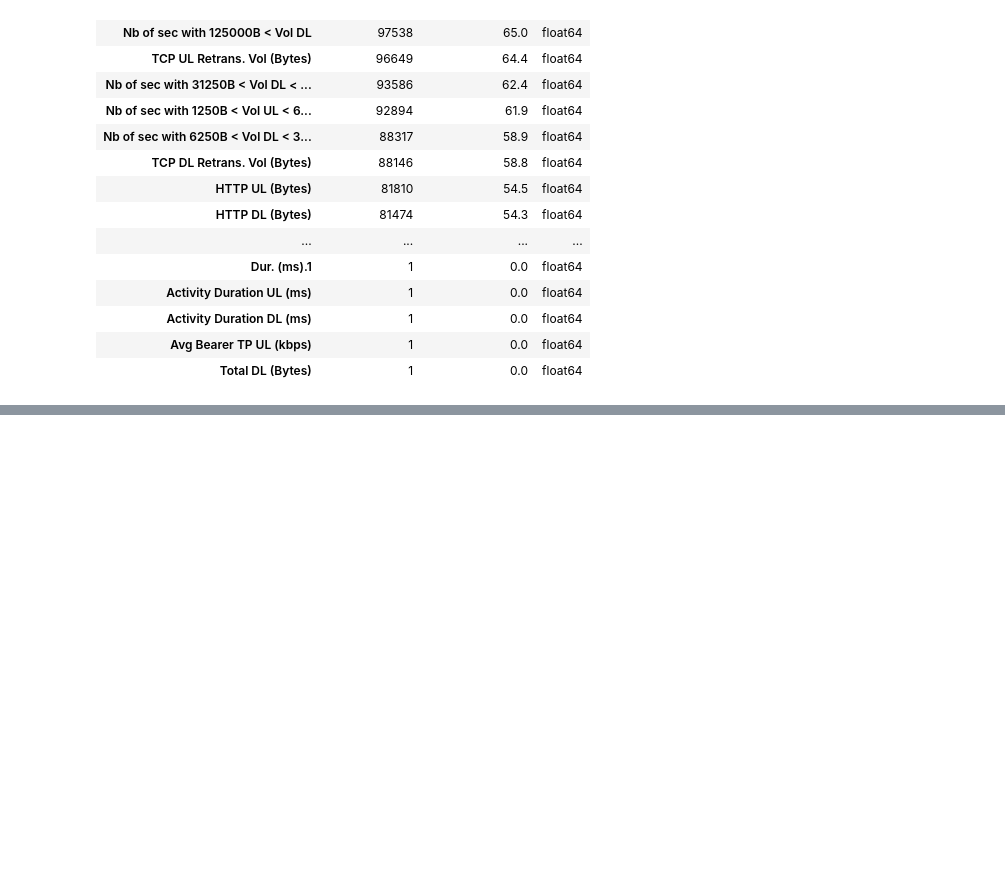
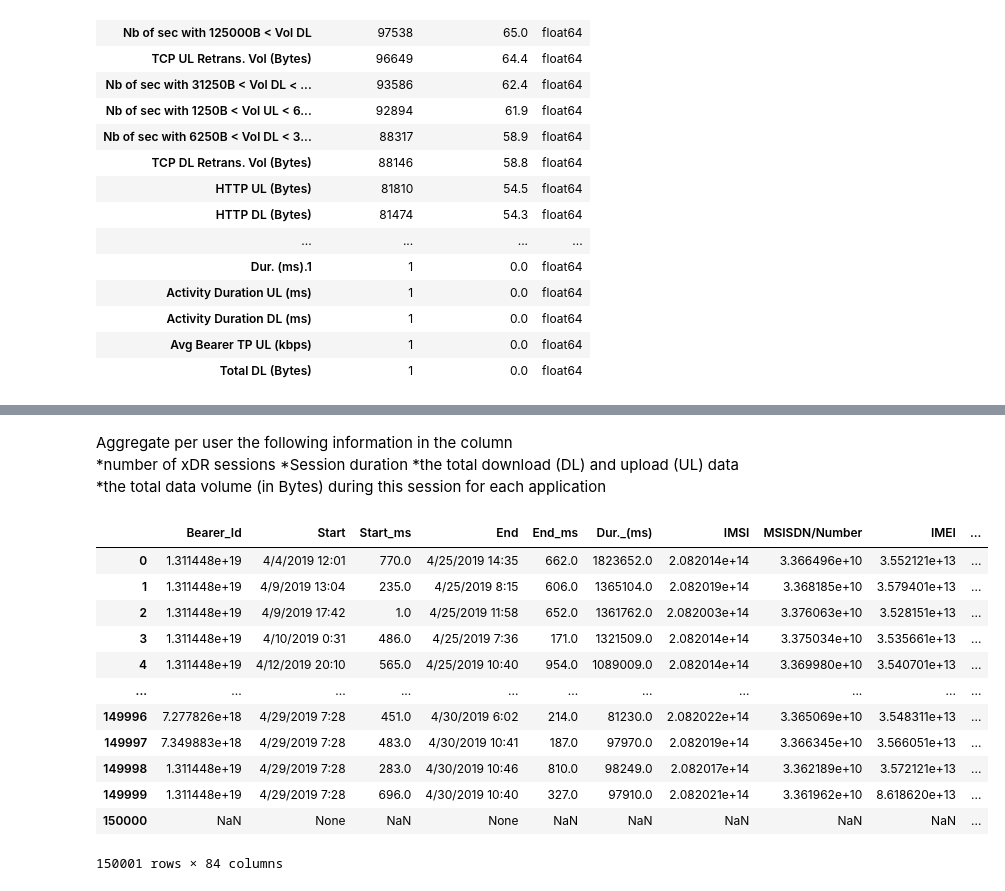
Before and after one commit to JaraGu/-Telecom-User-Analytics, a Jupyter notebook: notebooks/analysis.ipynb, the cells around one changed output, grey strips where cells are left out. Saved outputs shown, nothing was run; the diff lists cells and outputs as text; code cells hidden in the pictures; blank space fills up the shorter version.

Commit message:
aggregate info

```diff
--- a/notebooks/analysis.ipynb
+++ b/notebooks/analysis.ipynb
@@ -164,0 +146,31 @@ Index(['Bearer Id', 'Start', 'Start ms', 'End', 'End ms', 'Dur. (ms)', 'IMSI',
+# %% [markdown]
+Aggregate per user the following information in the column
+    *number of xDR sessions
+    *Session duration
+    *the total download (DL) and upload (UL) data
+    *the total data volume (in Bytes) during this session for each application
+# %%
+app_columns = [
+    'Social_Media_DL_(Bytes)', 'Social_Media_UL_(Bytes)',
+    'Google_DL_(Bytes)', 'Google_UL_(Bytes)',
+    'Email_DL_(Bytes)', 'Email_UL_(Bytes)',
+    'YouTube_DL_(Bytes)', 'YouTube_UL_(Bytes)',
+    'Netflix_DL_(Bytes)', 'Netflix_UL_(Bytes)',
+    'Gaming_DL_(Bytes)', 'Gaming_UL_(Bytes)',
+    'Other_DL_(Bytes)', 'Other_UL_(Bytes)'
+]
+cleaner.aggregate_user_data(new_df,app_columns)
+# %% [output]
+|  | Bearer_Id | Start | Start_ms | End | End_ms | Dur._(ms) | IMSI | MSISDN/Number | IMEI | ... |
+| 0 | 1.311448e+19 | 4/4/2019 12:01 | 770.0 | 4/25/2019 14:35 | 662.0 | 1823652.0 | 2.082014e+14 | 3.366496e+10 | 3.552121e+13 | ... |
+| 1 | 1.311448e+19 | 4/9/2019 13:04 | 235.0 | 4/25/2019 8:15 | 606.0 | 1365104.0 | 2.082019e+14 | 3.368185e+10 | 3.579401e+13 | ... |
+| 2 | 1.311448e+19 | 4/9/2019 17:42 | 1.0 | 4/25/2019 11:58 | 652.0 | 1361762.0 | 2.082003e+14 | 3.376063e+10 | 3.528151e+13 | ... |
+| 3 | 1.311448e+19 | 4/10/2019 0:31 | 486.0 | 4/25/2019 7:36 | 171.0 | 1321509.0 | 2.082014e+14 | 3.375034e+10 | 3.535661e+13 | ... |
+| 4 | 1.311448e+19 | 4/12/2019 20:10 | 565.0 | 4/25/2019 10:40 | 954.0 | 1089009.0 | 2.082014e+14 | 3.369980e+10 | 3.540701e+13 | ... |
+| ... | ... | ... | ... | ... | ... | ... | ... | ... | ... | ... |
+| 149996 | 7.277826e+18 | 4/29/2019 7:28 | 451.0 | 4/30/2019 6:02 | 214.0 | 81230.0 | 2.082022e+14 | 3.365069e+10 | 3.548311e+13 | ... |
+| 149997 | 7.349883e+18 | 4/29/2019 7:28 | 483.0 | 4/30/2019 10:41 | 187.0 | 97970.0 | 2.082019e+14 | 3.366345e+10 | 3.566051e+13 | ... |
+| 149998 | 1.311448e+19 | 4/29/2019 7:28 | 283.0 | 4/30/2019 10:46 | 810.0 | 98249.0 | 2.082017e+14 | 3.362189e+10 | 3.572121e+13 | ... |
+| 149999 | 1.311448e+19 | 4/29/2019 7:28 | 696.0 | 4/30/2019 10:40 | 327.0 | 97910.0 | 2.082021e+14 | 3.361962e+10 | 8.618620e+13 | ... |
+| 150000 | NaN | None | NaN | None | NaN | NaN | NaN | NaN | NaN | ... |
+150001 rows × 84 columns
```
Also changed, not shown: parts of 1 cell of this notebook, 1 other file.
